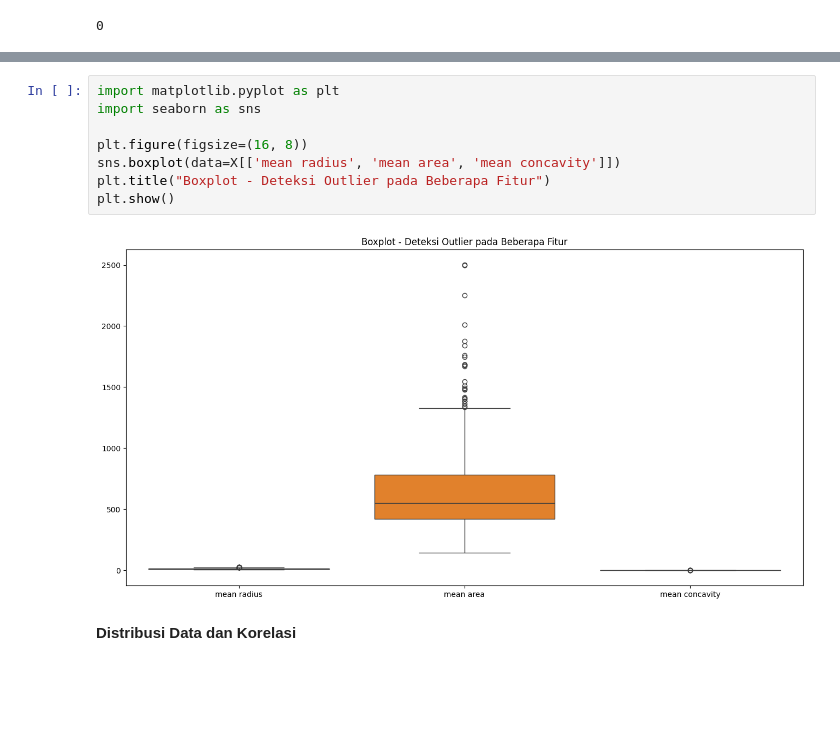
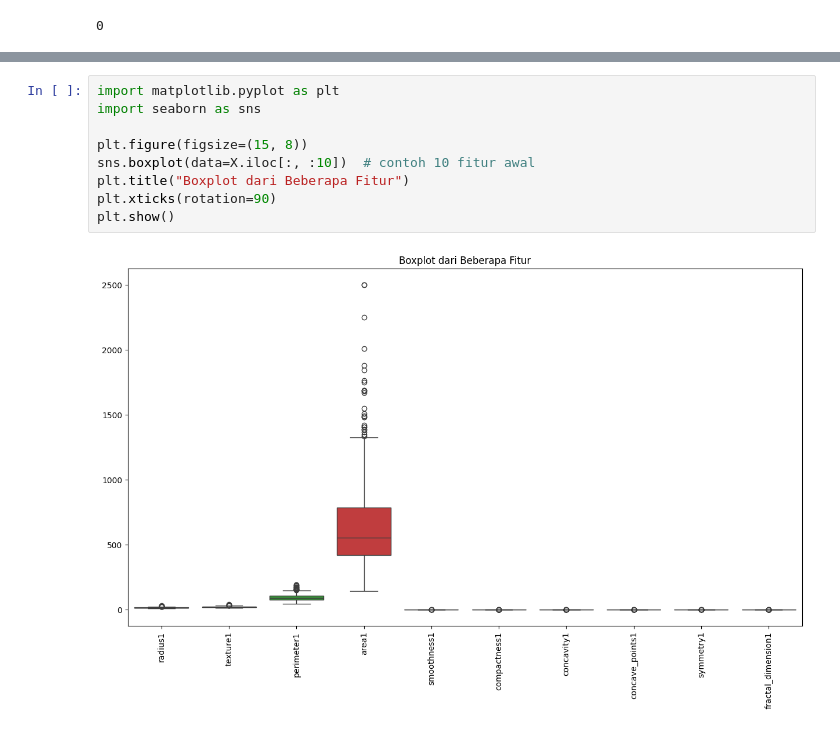
Before and after one commit to silviarenatasuwandi/pendata, a Jupyter notebook: _sources/PRA_UAS.ipynb, the cells around one changed output, grey strips where cells are left out. Cells and saved outputs as stored; diff of their text form; blank space fills up the shorter version.

```diff
--- a/_sources/PRA_UAS.ipynb
+++ b/_sources/PRA_UAS.ipynb
@@ -132,12 +153,11 @@ Name: count, dtype: int64
 # %%
 import matplotlib.pyplot as plt
 import seaborn as sns
 
-plt.figure(figsize=(16, 8))
-sns.boxplot(data=X[['mean radius', 'mean area', 'mean concavity']])
-plt.title("Boxplot - Deteksi Outlier pada Beberapa Fitur")
+plt.figure(figsize=(15, 8))
+sns.boxplot(data=X.iloc[:, :10])  # contoh 10 fitur awal
+plt.title("Boxplot dari Beberapa Fitur")
+plt.xticks(rotation=90)
 plt.show()
 # %% [output]
-[figure, old version]
+[figure, new version]
-# %% [markdown]
-**Distribusi Data dan Korelasi**
```
Also changed, not shown: parts of 42 cells of this notebook, 19 other files.
